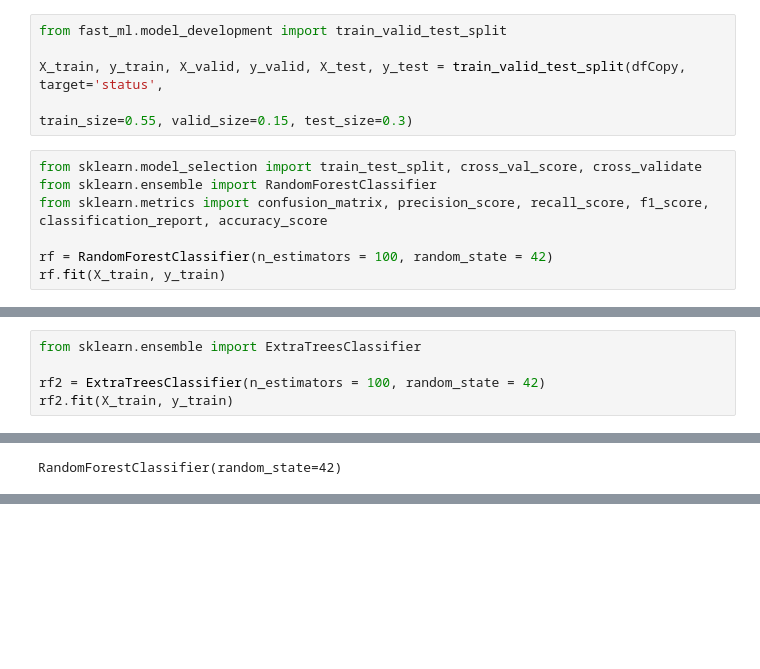
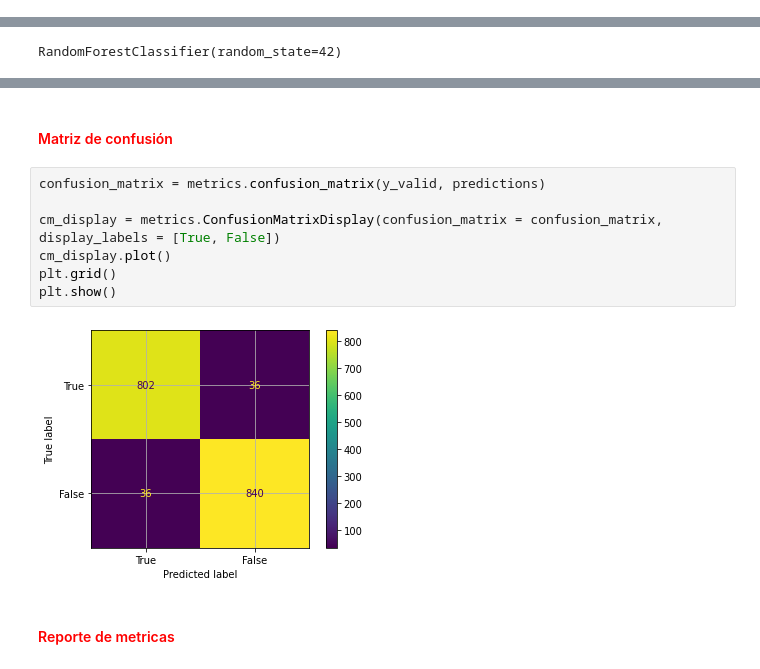
Before and after one commit to JavierCotto5201/LAB1_SDS, a Jupyter notebook: Laoratorio 1.ipynb, the cells around one changed output, grey strips where cells are left out. Cells and saved outputs as stored; diff of their text form; blank space fills up the shorter version.

```diff
--- a/Laoratorio 1.ipynb
+++ b/Laoratorio 1.ipynb
@@ -320,12 +252,0 @@ feature_matrix_train.to_csv('train_dataset.csv', index = False, encoding='utf-8'
-# %%
-from fast_ml.model_development import train_valid_test_split
-
-X_train, y_train, X_valid, y_valid, X_test, y_test = train_valid_test_split(dfCopy, target='status',
-                                                                            train_size=0.55, valid_size=0.15, test_size=0.3)
-# %%
-from sklearn.model_selection import train_test_split, cross_val_score, cross_validate
-from sklearn.ensemble import RandomForestClassifier
-from sklearn.metrics import confusion_matrix, precision_score, recall_score, f1_score, classification_report, accuracy_score
-
-rf = RandomForestClassifier(n_estimators = 100, random_state = 42)
-rf.fit(X_train, y_train)
@@ -390,5 +252,0 @@ Confusion Matrix
-# %%
-from sklearn.ensemble import ExtraTreesClassifier
-
-rf2 = ExtraTreesClassifier(n_estimators = 100, random_state = 42)
-rf2.fit(X_train, y_train)
@@ -506,0 +274,13 @@ Matrix de confusión:  [[802  36]
+# %% [markdown]
+<h4 style="color:#FF0000">Matriz de confusión</h4>
+# %%
+confusion_matrix = metrics.confusion_matrix(y_valid, predictions)
+
+cm_display = metrics.ConfusionMatrixDisplay(confusion_matrix = confusion_matrix, display_labels = [True, False])
+cm_display.plot()
+plt.grid()
+plt.show()
+# %% [output]
+[figure, added]
+# %% [markdown]
+<h4 style="color:#FF0000">Reporte de metricas</h4>
```
Also changed, not shown: parts of 69 cells of this notebook, 3 other files.
